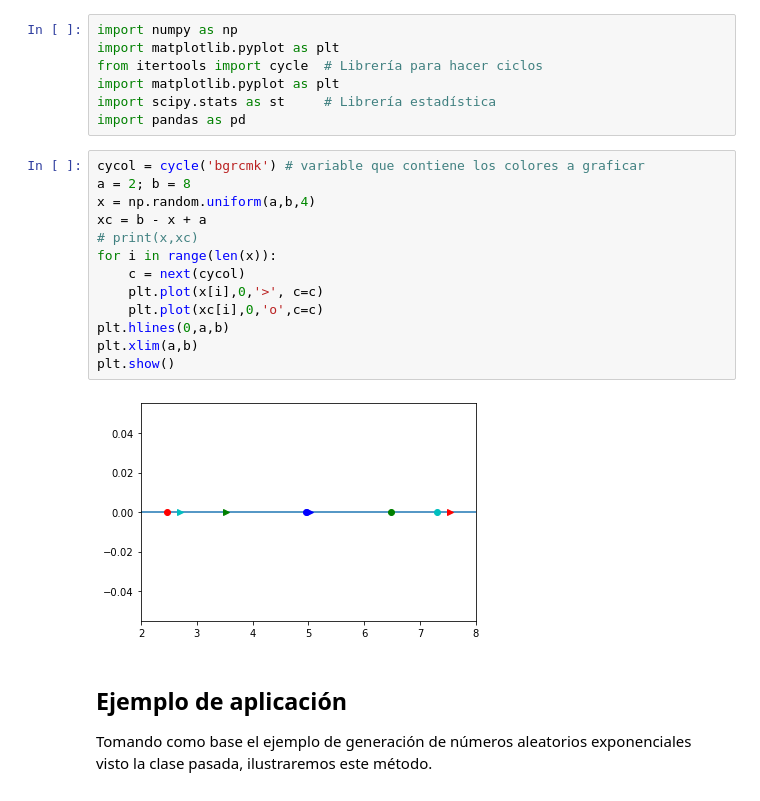
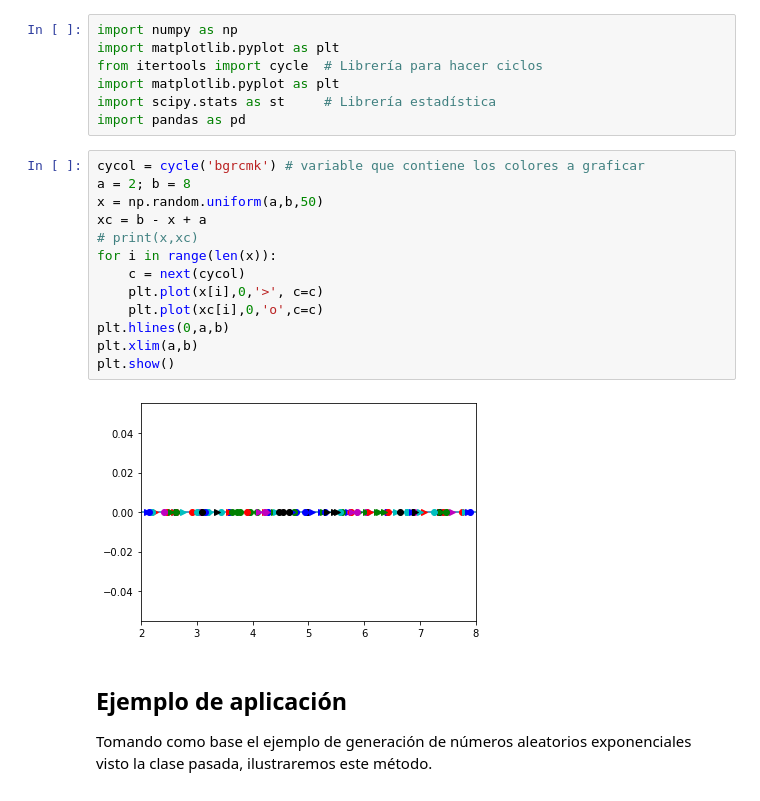
Before and after one commit to feramdor/SPF-2021-II, a Jupyter notebook: TEMA-2/Clase14_ContinuacionReduccionVarianza.ipynb, the cells around one changed output. Cells and saved outputs as stored; diff of their text form.

```diff
--- a/TEMA-2/Clase14_ContinuacionReduccionVarianza.ipynb
+++ b/TEMA-2/Clase14_ContinuacionReduccionVarianza.ipynb
@@ -29,18 +29,18 @@ import pandas as pd
 # %%
 cycol = cycle('bgrcmk') # variable que contiene los colores a graficar
 a = 2; b = 8
-x = np.random.uniform(a,b,4)
+x = np.random.uniform(a,b,50)
 xc = b - x + a
 # print(x,xc)
 for i in range(len(x)):
     c = next(cycol)
     plt.plot(x[i],0,'>', c=c)
     plt.plot(xc[i],0,'o',c=c)
 plt.hlines(0,a,b)
 plt.xlim(a,b)
 plt.show()
 # %% [output]
-[figure, old version]
+[figure, new version]
 # %% [markdown]
 ## Ejemplo de aplicación
 Tomando como base el ejemplo de generación de números aleatorios exponenciales visto la clase pasada, ilustraremos este método.
```
Also changed, not shown: parts of 7 cells of this notebook, 2 other files.
